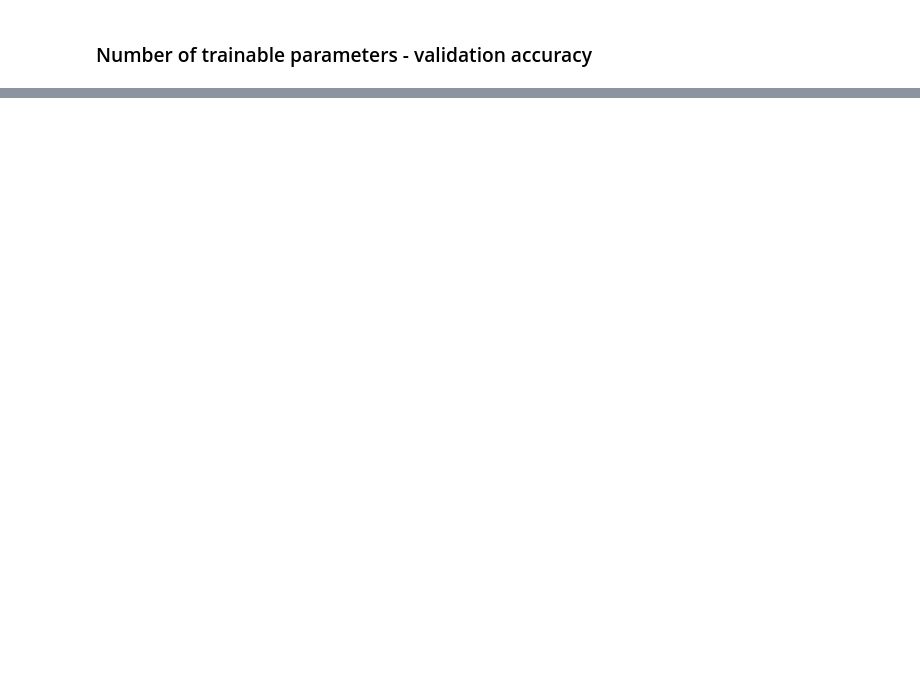
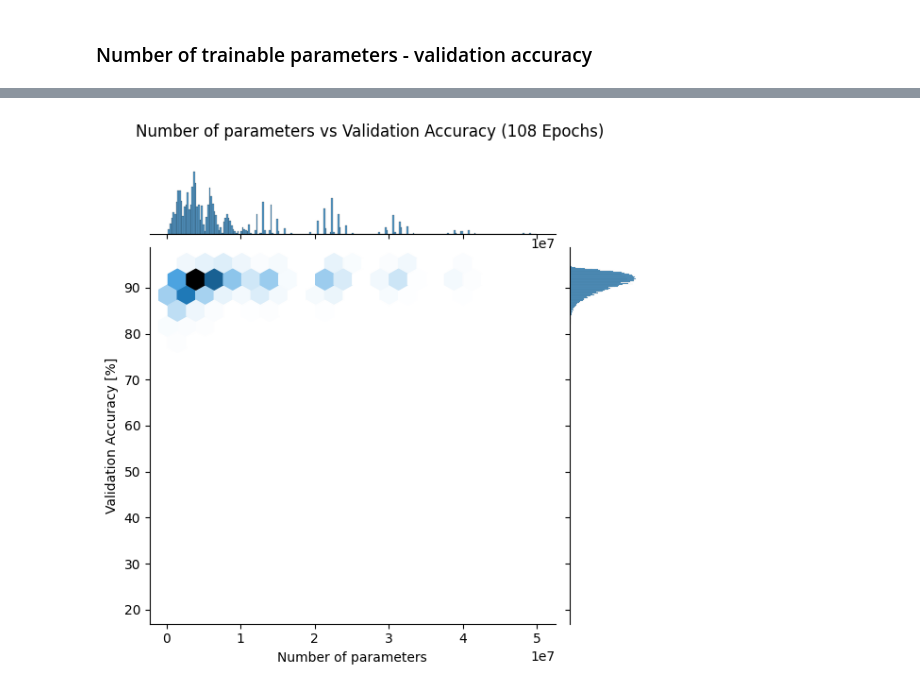
Before and after one commit to simon-smida/BP-Accuracy-Predictors, a Jupyter notebook: correlation_analysis.ipynb, the cells around one changed output, grey strips where cells are left out. Cells and saved outputs as stored; diff of their text form; code cells hidden in the pictures; blank space fills up the shorter version.

```diff
--- a/correlation_analysis.ipynb
+++ b/correlation_analysis.ipynb
@@ -222,3 +283,12 @@ plt.show()
+# %%
+# Validation accuracy (y-axis) vs. number of training time (x-axis) - seaborn
+df = pd.DataFrame({'Validation Accuracy [%]': val_accs_perc, 'Number of parameters': num_weights})
+sns.jointplot(x='Number of parameters', y='Validation Accuracy [%]', data=df, kind='hex', gridsize=20)
+plt.subplots_adjust(top=0.9)
+plt.suptitle('Number of parameters vs Validation Accuracy (108 Epochs)', fontsize=12)
+plt.show()
+# %% [output]
+[figure, added]
 # %%
 # Create a DataFrame with the derived features
 data = pd.DataFrame({
```
Also changed, not shown: parts of 14 cells of this notebook, 4 other files.
